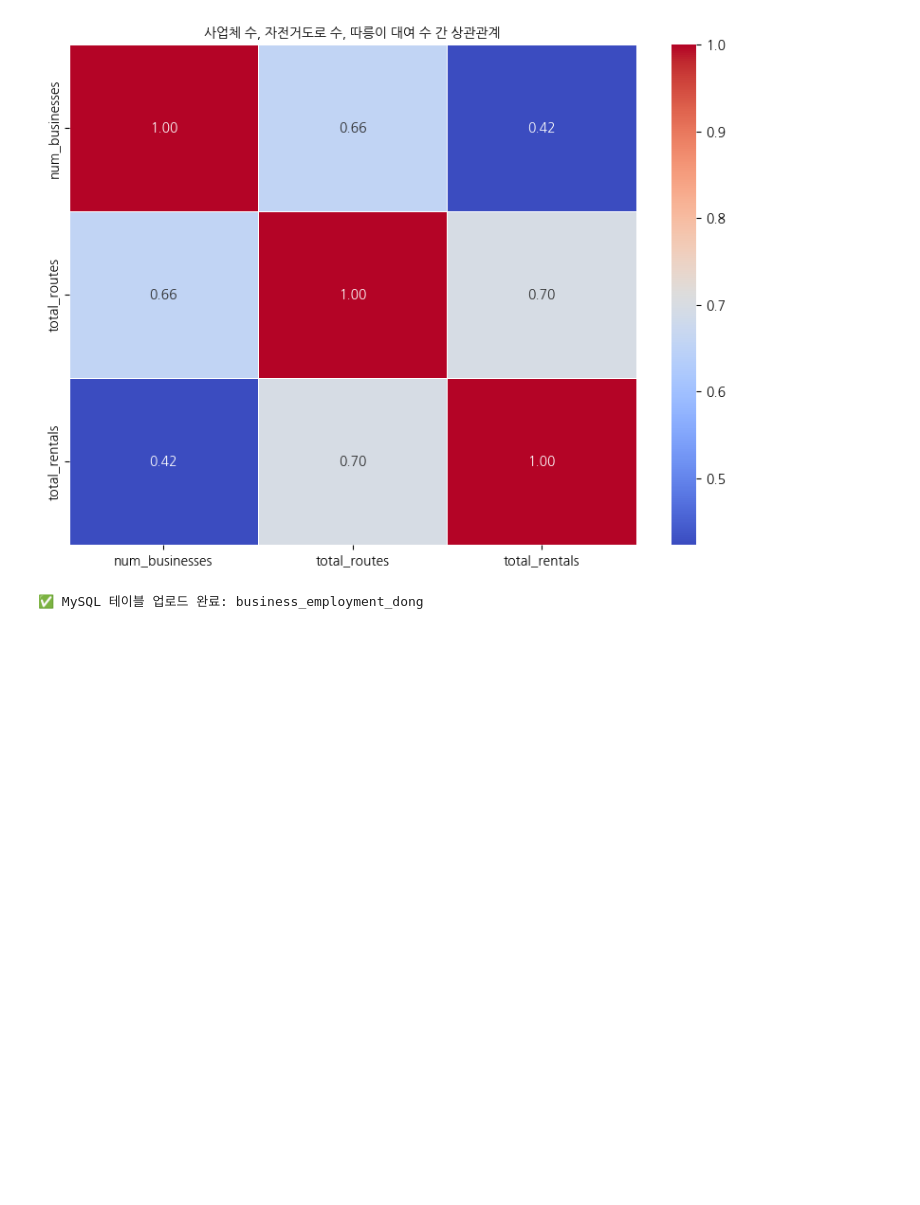
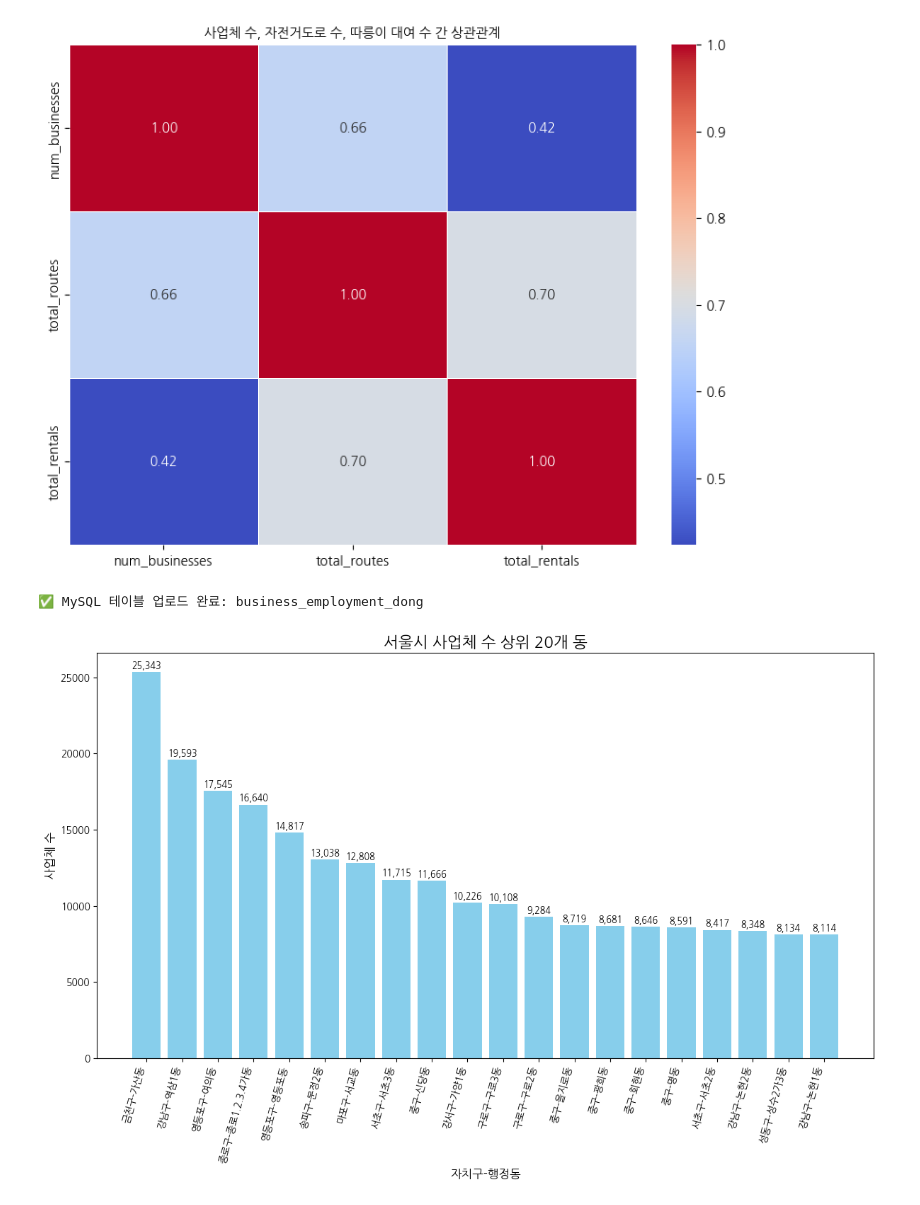
Before and after one commit to jinhyuk2me/Bikecast, a Jupyter notebook: analysis/business_employment.ipynb, the cells around one changed output. Saved outputs shown, nothing was run; the diff lists cells and outputs as text; code cells hidden in the pictures; blank space fills up the shorter version.

```diff
--- a/analysis/business_employment.ipynb
+++ b/analysis/business_employment.ipynb
@@ -282,3 +296,45 @@ df.to_sql("business_employment_dong", con=engine, index=False, if_exists="replac
 print("✅ MySQL 테이블 업로드 완료: business_employment_dong")
 # %% [output]
 ✅ MySQL 테이블 업로드 완료: business_employment_dong
+# %%
+
+# ✅ MySQL에서 데이터 가져오기
+conn = mysql.connector.connect(
+    host="jinhyuk2db.c94oygiiukcg.ap-northeast-2.rds.amazonaws.com",
+    user="root",
+    password="jinhyuk2dacibul",
+    database="project1"
+)
+
+query = """
+SELECT gu_name, dong_name, num_businesses
+FROM employment_dong
+"""
+df = pd.read_sql(query, conn)
+conn.close()
+
+# ✅ 구-동 이름 생성
+df["label"] = df["gu_name"] + "-" + df["dong_name"]
+
+# ✅ 사업체 수 기준 상위 20개만 추출
+top20 = df.sort_values("num_businesses", ascending=False).head(20)
+
+# ✅ 시각화 (수직 막대 그래프)
+plt.figure(figsize=(12, 8))
+bars = plt.bar(top20["label"], top20["num_businesses"], color='skyblue')
+
+# ✅ 라벨 회전 & 값 표시
+plt.xticks(rotation=75, ha='right')
+plt.title("서울시 사업체 수 상위 20개 동", fontsize=16)
+plt.xlabel("자치구-행정동", fontsize=12)
+plt.ylabel("사업체 수", fontsize=12)
+
+# ✅ 바 위에 수치 표시
+for bar in bars:
+    height = bar.get_height()
+    plt.text(bar.get_x() + bar.get_width()/2, height + 100, f'{int(height):,}', ha='center', va='bottom', fontsize=9)
+
+plt.tight_layout()
+plt.show()
+# %% [output]
+[figure, added]
```
Also changed, not shown: parts of 8 cells of this notebook.
